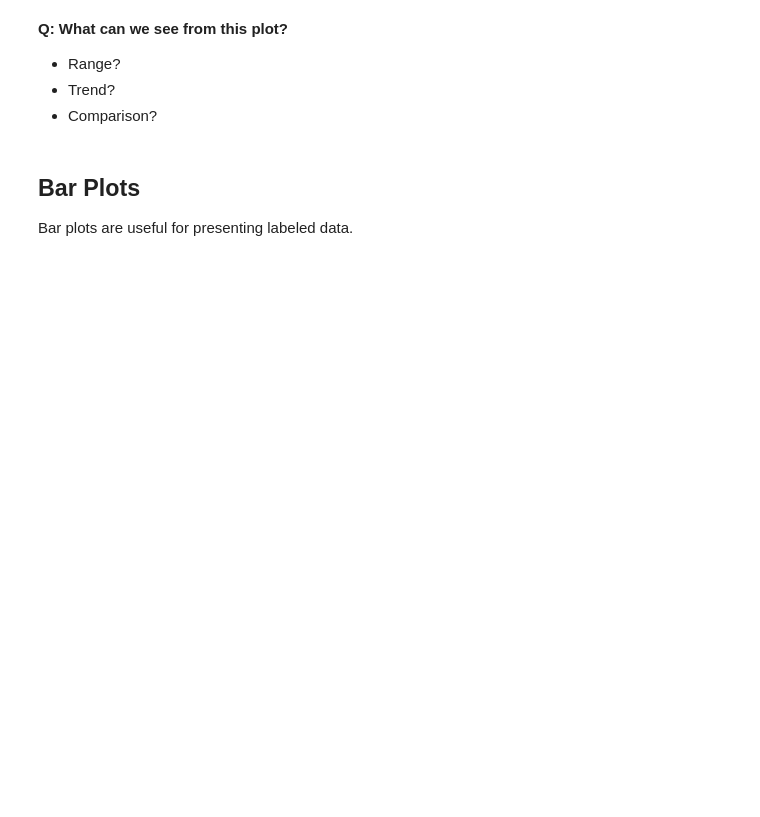
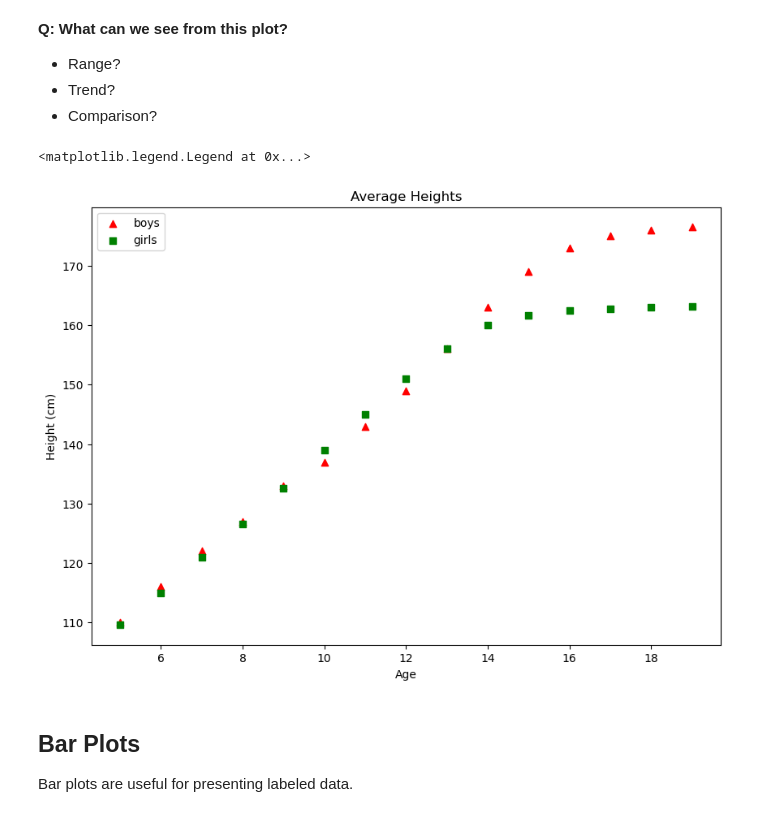
Before and after one commit to ch00226855/CMP464788Spring2023, a Jupyter notebook: Week06_BasicPlotting.ipynb, the cells around one changed output. Saved outputs shown, nothing was run; the diff lists cells and outputs as text; code cells hidden in the pictures; blank space fills up the shorter version.

```diff
--- a/Week06_BasicPlotting.ipynb
+++ b/Week06_BasicPlotting.ipynb
@@ -61,6 +105,20 @@ plt.legend()
 - Range?
 - Trend?
 - Comparison?
+# %%
+# Scatter plots can also be created using plt.scatter()
+plt.figure(figsize=(10, 7))
+plt.scatter(heights['Age'], heights['BoyHeight'], marker='^', c='r',
+           label="boys")
+plt.scatter(heights['Age'], heights['GirlHeight'], marker='s', c='g',
+           label="girls")
+plt.title("Average Heights")
+plt.xlabel("Age")
+plt.ylabel("Height (cm)")
+plt.legend()
+# %% [output]
+<matplotlib.legend.Legend at 0x...>
+[figure, added]
 # %% [markdown]
 ## Bar Plots
 
```
Also changed, not shown: parts of 30 cells of this notebook.
